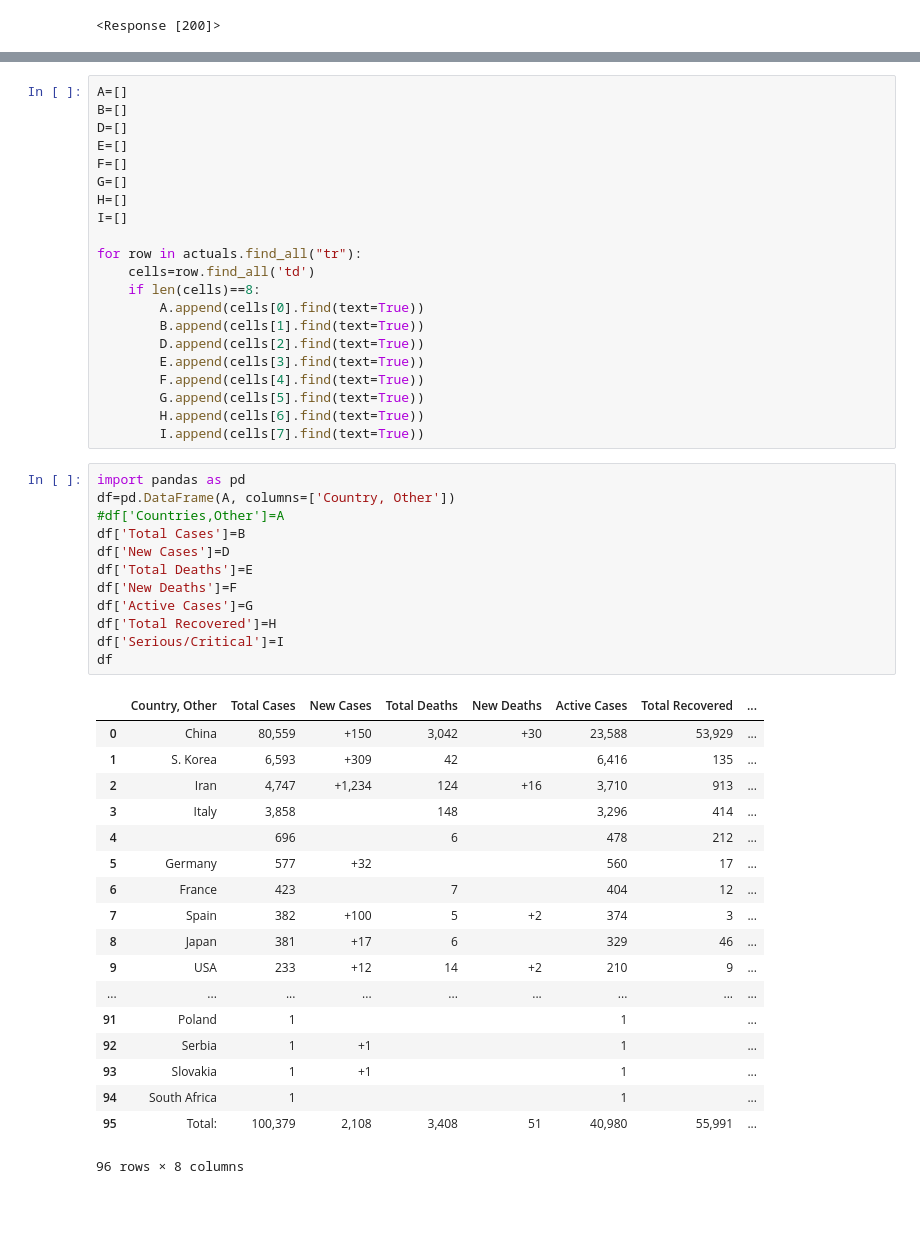
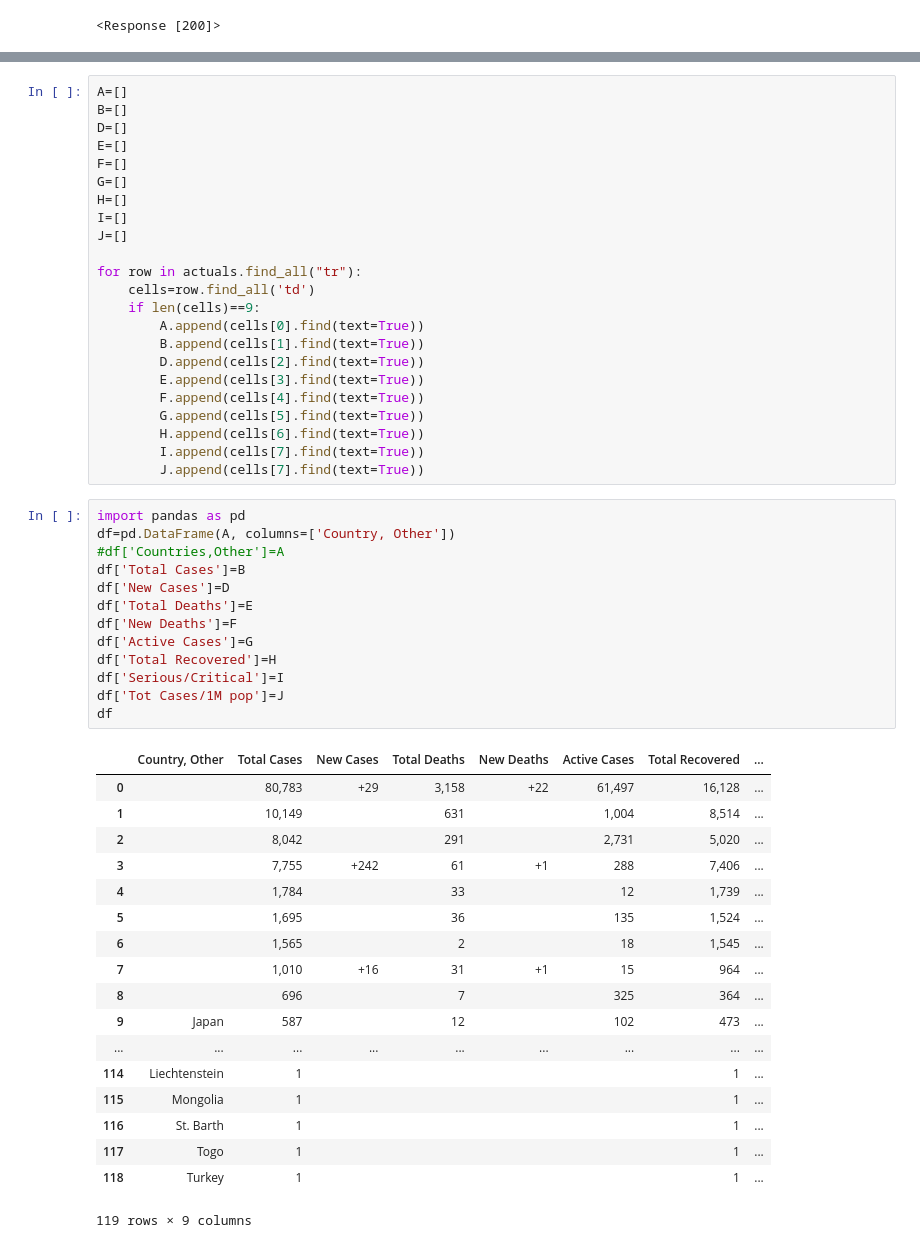
Before and after one commit to NiMusah/coronavirus_crawler, a Jupyter notebook: coronavirus_scrapper.ipynb, the cells around one changed output, grey strips where cells are left out. Cells and saved outputs as stored; diff of their text form; blank space fills up the shorter version.

```diff
--- a/coronavirus_scrapper.ipynb
+++ b/coronavirus_scrapper.ipynb
@@ -81,10 +81,11 @@ F=[]
 G=[]
 H=[]
 I=[]
+J=[]
 
 for row in actuals.find_all("tr"):
     cells=row.find_all('td')
-    if len(cells)==8:
+    if len(cells)==9:
         A.append(cells[0].find(text=True))
         B.append(cells[1].find(text=True))
         D.append(cells[2].find(text=True))
@@ -93,35 +94,37 @@ for row in actuals.find_all("tr"):
         G.append(cells[5].find(text=True))
         H.append(cells[6].find(text=True))
         I.append(cells[7].find(text=True))
+        J.append(cells[7].find(text=True))
 # %%
 import pandas as pd
 df=pd.DataFrame(A, columns=['Country, Other'])
 #df['Countries,Other']=A
 df['Total Cases']=B
 df['New Cases']=D
 df['Total Deaths']=E
 df['New Deaths']=F
 df['Active Cases']=G
 df['Total Recovered']=H
 df['Serious/Critical']=I
+df['Tot Cases/1M pop']=J
 df
 # %% [output]
 |  | Country, Other | Total Cases | New Cases | Total Deaths | New Deaths | Active Cases | Total Recovered | ... |
-| 0 | China | 80,559 | +150 | 3,042 | +30 | 23,588 | 53,929 | ... |
-| 1 | S. Korea | 6,593 | +309 | 42 |  | 6,416 | 135 | ... |
-| 2 | Iran | 4,747 | +1,234 | 124 | +16 | 3,710 | 913 | ... |
-| 3 | Italy | 3,858 |  | 148 |  | 3,296 | 414 | ... |
-| 4 |  | 696 |  | 6 |  | 478 | 212 | ... |
-| 5 | Germany | 577 | +32 |  |  | 560 | 17 | ... |
-| 6 | France | 423 |  | 7 |  | 404 | 12 | ... |
-| 7 | Spain | 382 | +100 | 5 | +2 | 374 | 3 | ... |
-| 8 | Japan | 381 | +17 | 6 |  | 329 | 46 | ... |
-| 9 | USA | 233 | +12 | 14 | +2 | 210 | 9 | ... |
+| 0 |  | 80,783 | +29 | 3,158 | +22 | 61,497 | 16,128 | ... |
+| 1 |  | 10,149 |  | 631 |  | 1,004 | 8,514 | ... |
+| 2 |  | 8,042 |  | 291 |  | 2,731 | 5,020 | ... |
+| 3 |  | 7,755 | +242 | 61 | +1 | 288 | 7,406 | ... |
+| 4 |  | 1,784 |  | 33 |  | 12 | 1,739 | ... |
+| 5 |  | 1,695 |  | 36 |  | 135 | 1,524 | ... |
+| 6 |  | 1,565 |  | 2 |  | 18 | 1,545 | ... |
+| 7 |  | 1,010 | +16 | 31 | +1 | 15 | 964 | ... |
+| 8 |  | 696 |  | 7 |  | 325 | 364 | ... |
+| 9 | Japan | 587 |  | 12 |  | 102 | 473 | ... |
 | ... | ... | ... | ... | ... | ... | ... | ... | ... |
-| 91 | Poland | 1 |  |  |  | 1 |  | ... |
-| 92 | Serbia | 1 | +1 |  |  | 1 |  | ... |
-| 93 | Slovakia | 1 | +1 |  |  | 1 |  | ... |
-| 94 | South Africa | 1 |  |  |  | 1 |  | ... |
-| 95 | Total: | 100,379 | 2,108 | 3,408 | 51 | 40,980 | 55,991 | ... |
+| 114 | Liechtenstein | 1 |  |  |  |  | 1 | ... |
+| 115 | Mongolia | 1 |  |  |  |  | 1 | ... |
+| 116 | St. Barth | 1 |  |  |  |  | 1 | ... |
+| 117 | Togo | 1 |  |  |  |  | 1 | ... |
+| 118 | Turkey | 1 |  |  |  |  | 1 | ... |
-96 rows × 8 columns
+119 rows × 9 columns
 # %%
```
Also changed, not shown: parts of 5 cells of this notebook, 2 other files.
